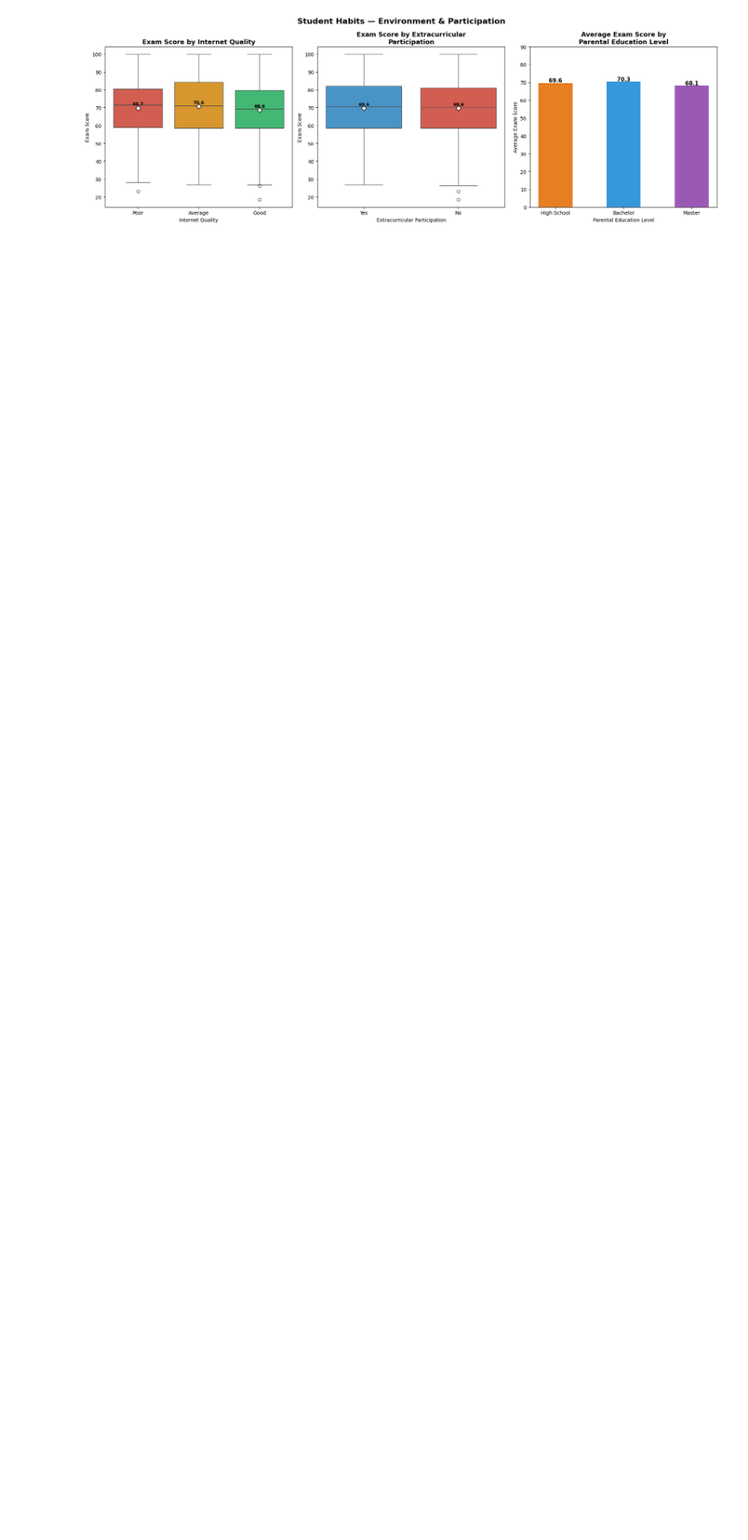
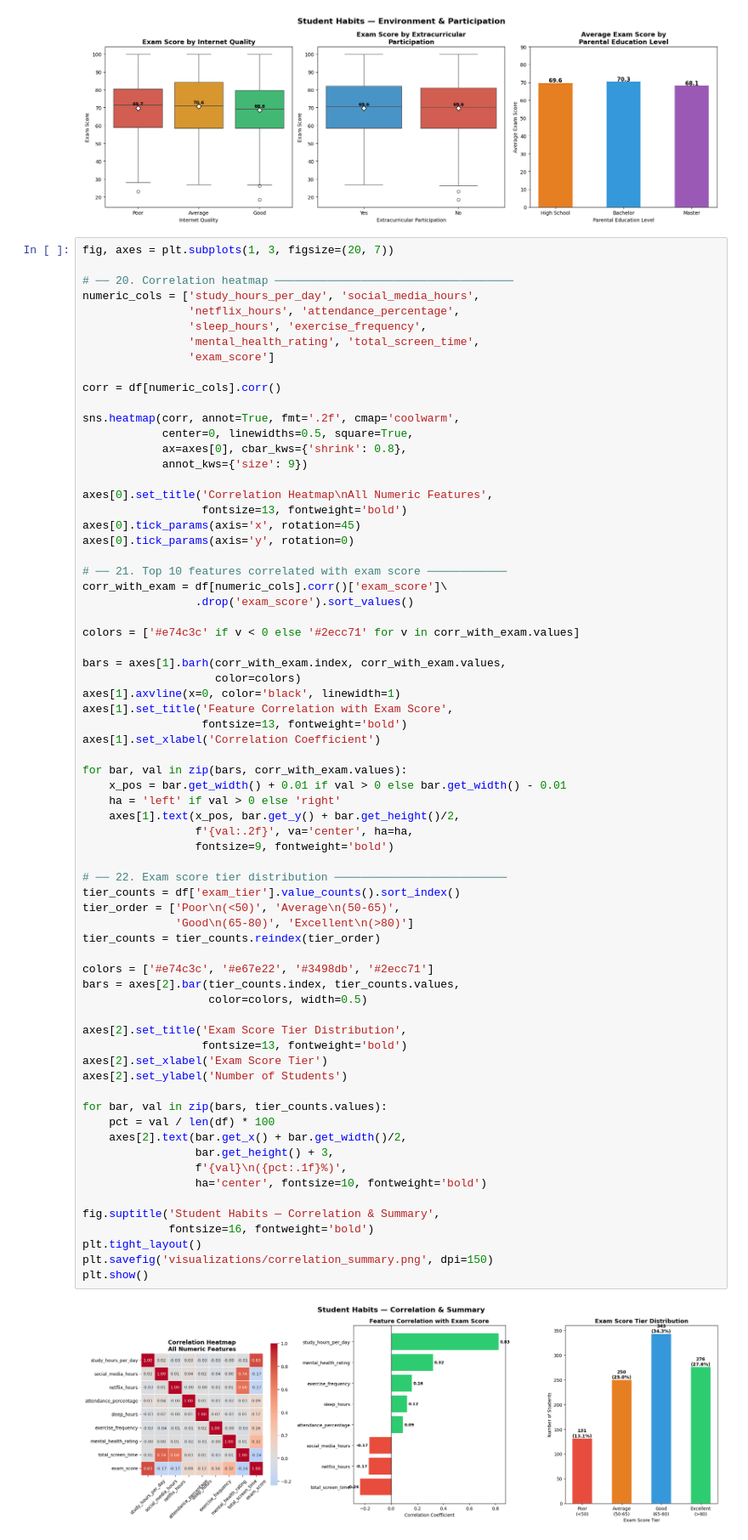
Before and after one commit to john-nio/eda-project, a Jupyter notebook: student_habits_performance/student_habit_performance.ipynb, the cells around one changed output. Shown at 85% size. Drawn from its saved outputs; the diff is of its cells as text; blank space fills up the shorter version.

Commit message:
Complete Student Habits EDA — 22 visualizations and README

```diff
--- a/student_habits_performance/student_habit_performance.ipynb
+++ b/student_habits_performance/student_habit_performance.ipynb
@@ -549,3 +596,74 @@ Passing `palette` without assigning `hue` is deprecated and will be removed in v
 
   sns.boxplot(data=df, x='extracurricular_participation',
 [figure]
+# %%
+fig, axes = plt.subplots(1, 3, figsize=(20, 7))
+
+# ── 20. Correlation heatmap ────────────────────────────────────
+numeric_cols = ['study_hours_per_day', 'social_media_hours',
+                'netflix_hours', 'attendance_percentage',
+                'sleep_hours', 'exercise_frequency',
+                'mental_health_rating', 'total_screen_time',
+                'exam_score']
+
+corr = df[numeric_cols].corr()
+
+sns.heatmap(corr, annot=True, fmt='.2f', cmap='coolwarm',
+            center=0, linewidths=0.5, square=True,
+            ax=axes[0], cbar_kws={'shrink': 0.8},
+            annot_kws={'size': 9})
+
+axes[0].set_title('Correlation Heatmap\nAll Numeric Features',
+                  fontsize=13, fontweight='bold')
+axes[0].tick_params(axis='x', rotation=45)
+axes[0].tick_params(axis='y', rotation=0)
+
+# ── 21. Top 10 features correlated with exam score ────────────
+corr_with_exam = df[numeric_cols].corr()['exam_score']\
+                 .drop('exam_score').sort_values()
+
+colors = ['#e74c3c' if v < 0 else '#2ecc71' for v in corr_with_exam.values]
+
+bars = axes[1].barh(corr_with_exam.index, corr_with_exam.values,
+                    color=colors)
+axes[1].axvline(x=0, color='black', linewidth=1)
+axes[1].set_title('Feature Correlation with Exam Score',
+                  fontsize=13, fontweight='bold')
+axes[1].set_xlabel('Correlation Coefficient')
+
+for bar, val in zip(bars, corr_with_exam.values):
+    x_pos = bar.get_width() + 0.01 if val > 0 else bar.get_width() - 0.01
+    ha = 'left' if val > 0 else 'right'
+    axes[1].text(x_pos, bar.get_y() + bar.get_height()/2,
+                 f'{val:.2f}', va='center', ha=ha,
+                 fontsize=9, fontweight='bold')
+
+# ── 22. Exam score tier distribution ──────────────────────────
+tier_counts = df['exam_tier'].value_counts().sort_index()
+tier_order = ['Poor\n(<50)', 'Average\n(50-65)',
+              'Good\n(65-80)', 'Excellent\n(>80)']
+tier_counts = tier_counts.reindex(tier_order)
+
+colors = ['#e74c3c', '#e67e22', '#3498db', '#2ecc71']
+bars = axes[2].bar(tier_counts.index, tier_counts.values,
+                   color=colors, width=0.5)
+
+axes[2].set_title('Exam Score Tier Distribution',
+                  fontsize=13, fontweight='bold')
+axes[2].set_xlabel('Exam Score Tier')
+axes[2].set_ylabel('Number of Students')
+
+for bar, val in zip(bars, tier_counts.values):
+    pct = val / len(df) * 100
+    axes[2].text(bar.get_x() + bar.get_width()/2,
+                 bar.get_height() + 3,
+                 f'{val}\n({pct:.1f}%)',
+                 ha='center', fontsize=10, fontweight='bold')
+
+fig.suptitle('Student Habits — Correlation & Summary',
+             fontsize=16, fontweight='bold')
+plt.tight_layout()
+plt.savefig('visualizations/correlation_summary.png', dpi=150)
+plt.show()
+# %% [output]
+[figure, added]
```
Also changed, not shown: parts of 2 cells of this notebook, 2 other files.
